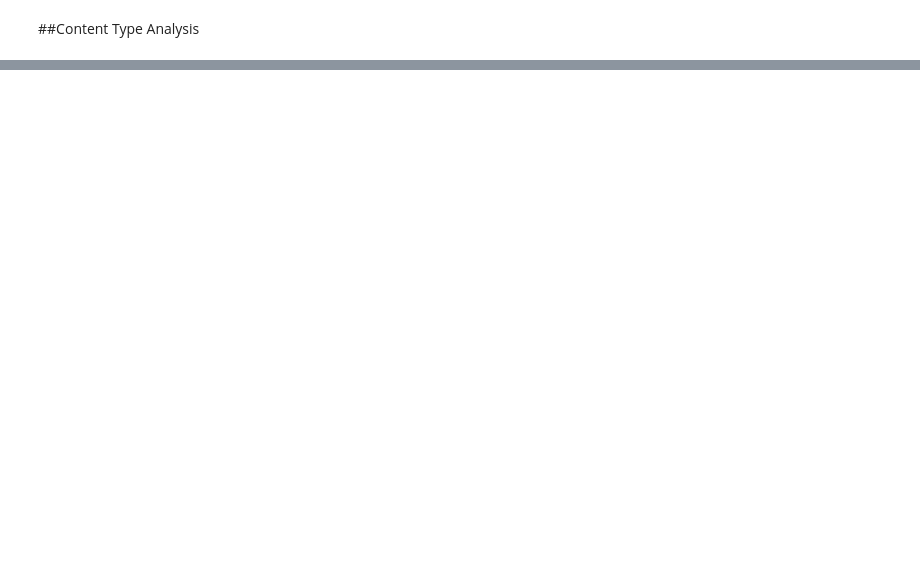
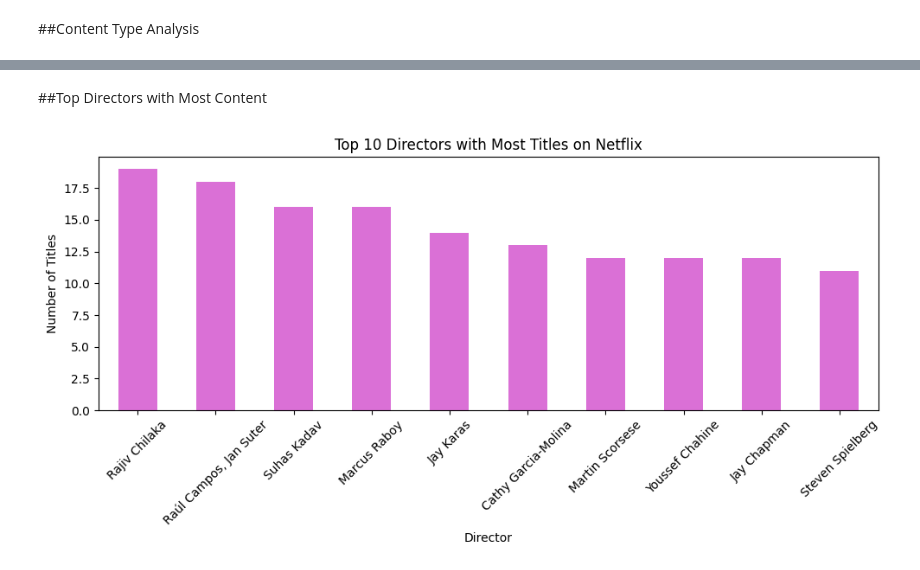
Before and after one commit to Marwa-Chouhdary/Data-Science-Projects, a Jupyter notebook: Netflix_Content_Analysis.ipynb, the cells around one changed output, grey strips where cells are left out. Saved outputs shown, nothing was run; the diff lists cells and outputs as text; code cells hidden in the pictures; blank space fills up the shorter version.

```diff
--- a/Netflix_Content_Analysis.ipynb
+++ b/Netflix_Content_Analysis.ipynb
@@ -68,0 +107,20 @@ For example, when doing 'df[col].method(value, inplace=True)', try using 'df.met
+# %% [markdown]
+##Top Directors with Most Content
+# %%
+# Drop missing directors
+df_directors = df.dropna(subset=['director'])
+
+# Count occurrences
+top_directors = df_directors['director'].value_counts().head(10)
+
+# Plot
+plt.figure(figsize=(10,5))
+top_directors.plot(kind='bar', color='orchid')
+plt.title('Top 10 Directors with Most Titles on Netflix')
+plt.xlabel('Director')
+plt.ylabel('Number of Titles')
+plt.xticks(rotation=45)
+plt.tight_layout()
+plt.show()
+# %% [output]
+[figure, added]
```
Also changed, not shown: parts of 14 cells of this notebook.
